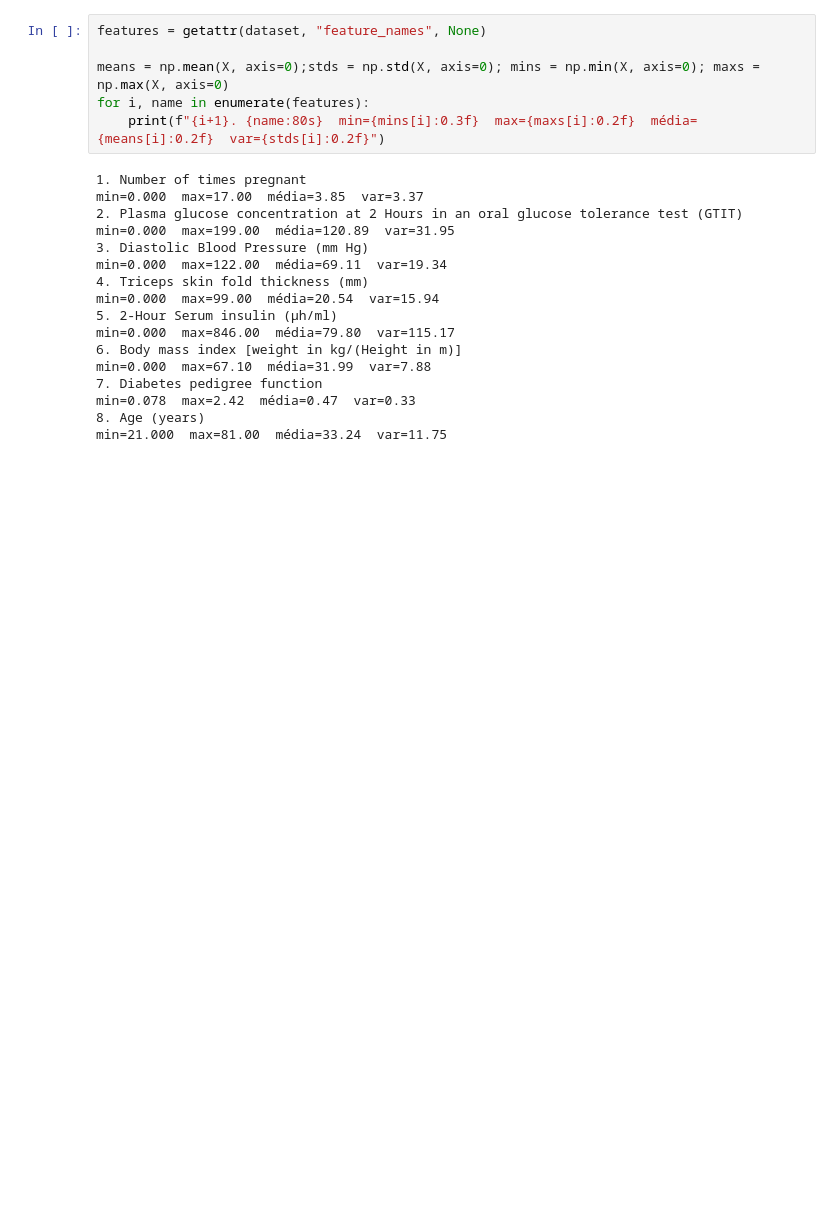
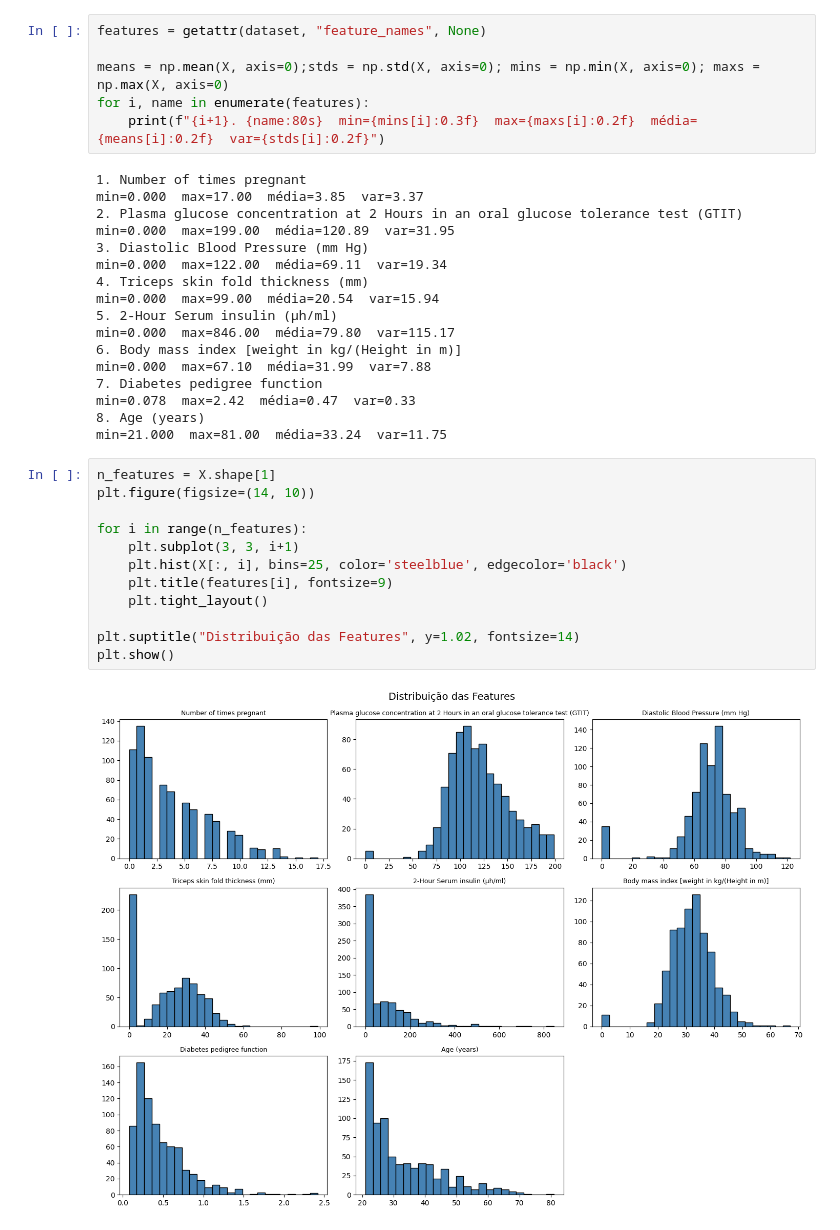
Before and after one commit to TeeVee304/A48630A51038A51811TP1, a Jupyter notebook: src/A48630A51038A51811TP1.ipynb, the cells around one changed output. Cells and saved outputs as stored; diff of their text form; blank space fills up the shorter version.

```diff
--- a/src/A48630A51038A51811TP1.ipynb
+++ b/src/A48630A51038A51811TP1.ipynb
@@ -51,3 +54,17 @@ for i, name in enumerate(features):
 6. Body mass index [weight in kg/(Height in m)]                                      min=0.000  max=67.10  média=31.99  var=7.88
 7. Diabetes pedigree function                                                        min=0.078  max=2.42  média=0.47  var=0.33
 8. Age (years)                                                                       min=21.000  max=81.00  média=33.24  var=11.75
+# %%
+n_features = X.shape[1]
+plt.figure(figsize=(14, 10))
+
+for i in range(n_features):
+    plt.subplot(3, 3, i+1)
+    plt.hist(X[:, i], bins=25, color='steelblue', edgecolor='black')
+    plt.title(features[i], fontsize=9)
+    plt.tight_layout()
+
+plt.suptitle("Distribuição das Features", y=1.02, fontsize=14)
+plt.show()
+# %% [output]
+[figure, added]
```
Also changed, not shown: parts of 5 cells of this notebook.
